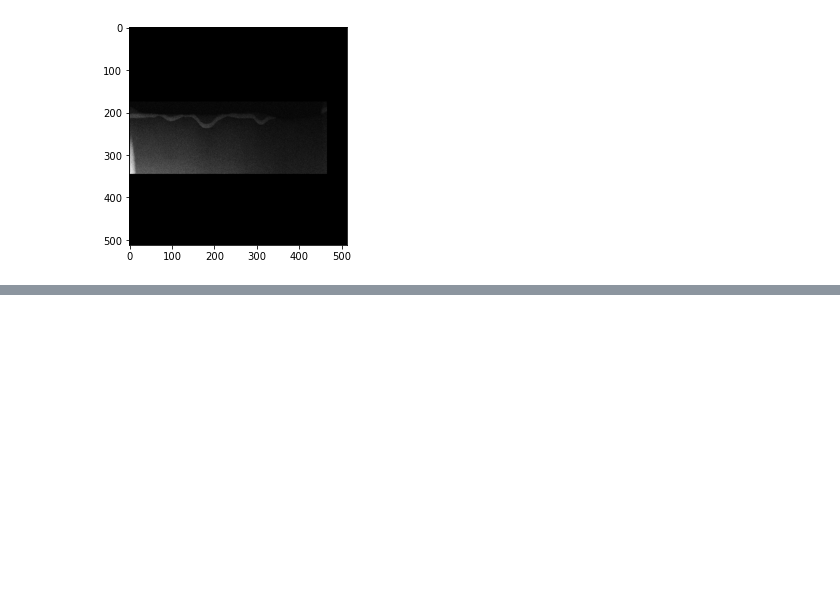
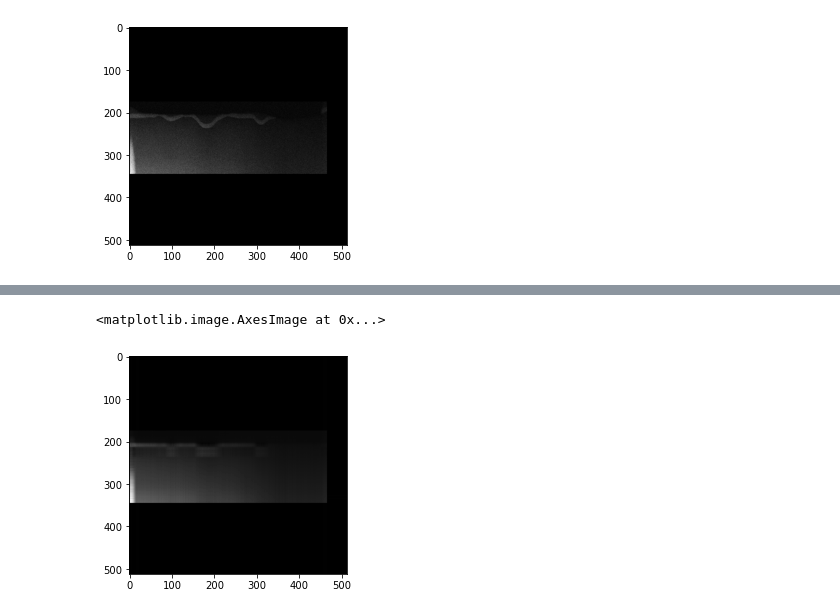
Before and after one commit to paul-voyles/tensor_svd, a Jupyter notebook: tensor_svd/Weighted tensor SVD test.ipynb, the cells around one changed output, grey strips where cells are left out. Saved outputs shown, nothing was run; the diff lists cells and outputs as text; code cells hidden in the pictures; blank space fills up the shorter version.

```diff
--- a/tensor_svd/Weighted tensor SVD test.ipynb
+++ b/tensor_svd/Weighted tensor SVD test.ipynb
@@ -272,0 +307,5 @@ plt.plot(data[:,300,300])
+# %%
+plt.imshow(np.sum(data_bg_weighted_denoised,axis=0))
+# %% [output]
+<matplotlib.image.AxesImage at 0x...>
+[figure, added]
```
Also changed, not shown: parts of 11 cells of this notebook.
